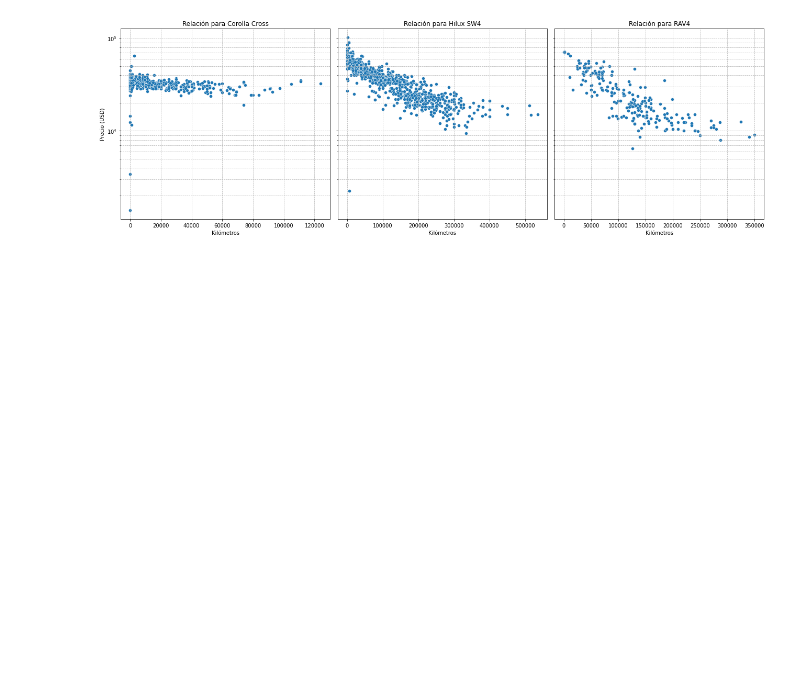
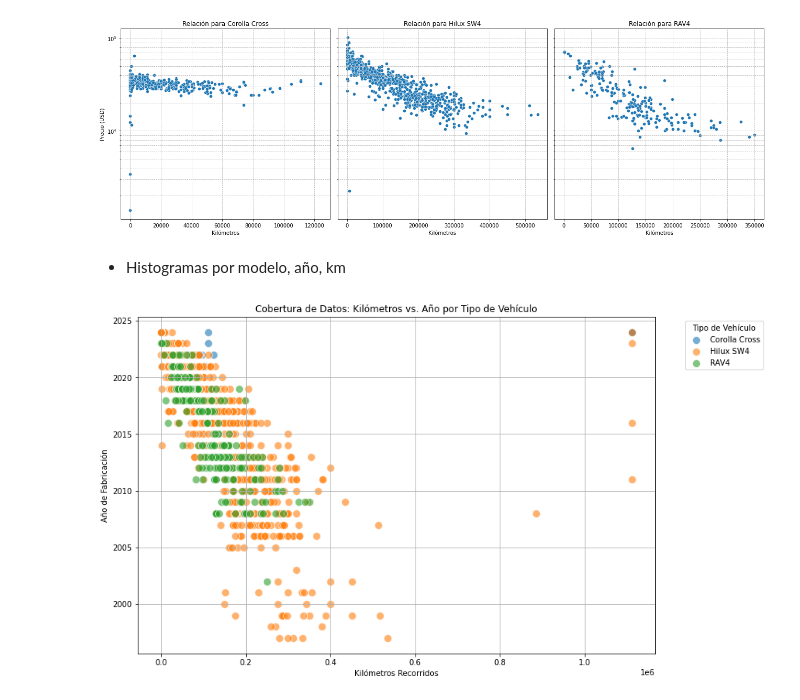
Before and after one commit to tmonreal/i302-Machine-Learning, a Jupyter notebook: TPs/TP2/eda.ipynb, the cells around one changed output. Drawn from its saved outputs; the diff is of its cells as text; code cells hidden in the pictures; blank space fills up the shorter version.

```diff
--- a/TPs/TP2/eda.ipynb
+++ b/TPs/TP2/eda.ipynb
@@ -189,3 +189,28 @@ plt.tight_layout()
 plt.show()
 # %% [output]
 [figure]
+# %% [markdown]
+- Histogramas por modelo, año, km
+# %%
+# Crear una lista única de tipos de vehículos
+tipos_vehiculo = df['Modelo'].unique()
+
+# Configurar el tamaño de la figura
+plt.figure(figsize=(12, 8))
+
+# Crear un gráfico de dispersión para cada tipo de vehículo
+for tipo in tipos_vehiculo:
+    subset = df[df['Modelo'] == tipo]
+    plt.scatter(subset['Kilómetros'], subset['Año'], label=tipo, alpha=0.6, edgecolors='w', s=100)
+
+# Configurar el gráfico
+plt.title('Cobertura de Datos: Kilómetros vs. Año por Tipo de Vehículo')
+plt.xlabel('Kilómetros Recorridos')
+plt.ylabel('Año de Fabricación')
+plt.legend(title='Tipo de Vehículo', bbox_to_anchor=(1.05, 1), loc='upper left')
+plt.grid(True)
+
+# Mostrar el gráfico
+plt.show()
+# %% [output]
+[figure, added]
```
Also changed, not shown: parts of 2 cells of this notebook, 16 other files.
